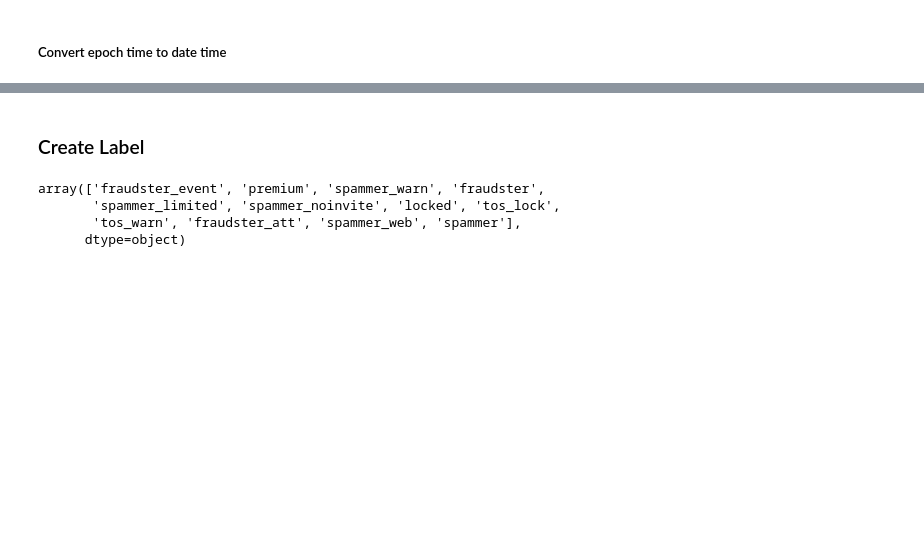
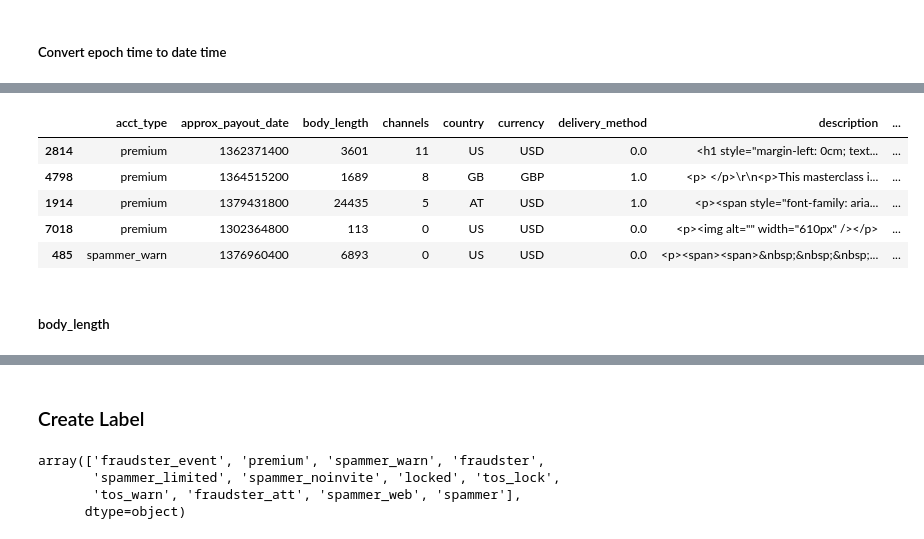
Before and after one commit to david-yang2/who_is_the_fraud, a Jupyter notebook: EDA.ipynb, the cells around one changed output, grey strips where cells are left out. Cells and saved outputs as stored; diff of their text form; code cells hidden in the pictures; blank space fills up the shorter version.

```diff
--- a/EDA.ipynb
+++ b/EDA.ipynb
@@ -226,0 +308,4 @@ data.sample(2)
+# %%
+email = free_email.values
+# %%
+email_type = pd.DataFrame(email.reshape(-1,1))
@@ -226,0 +316,11 @@ data.sample(2)
+# %%
+data_vect.sample(5)
+# %% [output]
+|  | acct_type | approx_payout_date | body_length | channels | country | currency | delivery_method | description | ... |
+| 2814 | premium | 1362371400 | 3601 | 11 | US | USD | 0.0 | <h1 style="margin-left: 0cm; text... | ... |
+| 4798 | premium | 1364515200 | 1689 | 8 | GB | GBP | 1.0 | <p> </p>\r\n<p>This masterclass i... | ... |
+| 1914 | premium | 1379431800 | 24435 | 5 | AT | USD | 1.0 | <p><span style="font-family: aria... | ... |
+| 7018 | premium | 1302364800 | 113 | 0 | US | USD | 0.0 | <p><img alt="" width="610px" /></p> | ... |
+| 485 | spammer_warn | 1376960400 | 6893 | 0 | US | USD | 0.0 | <p><span><span>&nbsp;&nbsp;&nbsp;... | ... |
+# %% [markdown]
+##### body_length
```
Also changed, not shown: parts of 32 cells of this notebook.
